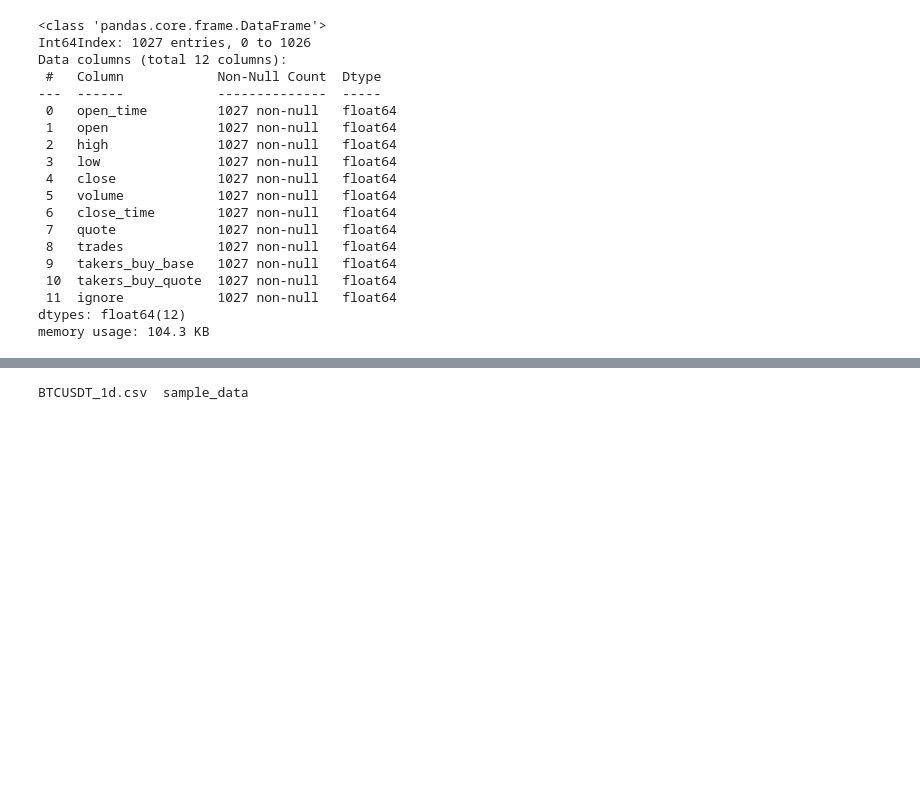
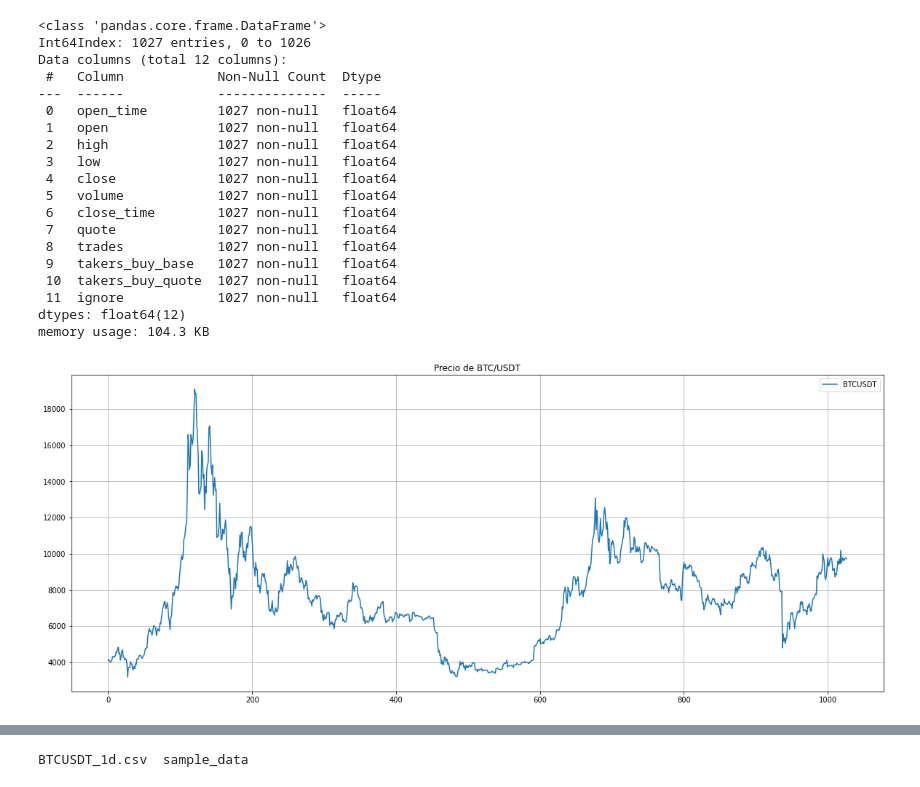
Before and after one commit to nand0san/notebooks, a Jupyter notebook: historical_candles.ipynb, the cells around one changed output, grey strips where cells are left out. Saved outputs shown, nothing was run; the diff lists cells and outputs as text; code cells hidden in the pictures; blank space fills up the shorter version.

```diff
--- a/historical_candles.ipynb
+++ b/historical_candles.ipynb
@@ -64,6 +67,13 @@ Data columns (total 12 columns):
  11  ignore            1027 non-null   float64
 dtypes: float64(12)
 memory usage: 104.3 KB
+# %%
+df['close'].plot(figsize=(20,8), label='BTCUSDT')
+plt.title('Precio de BTC/USDT')
+plt.legend()
+plt.grid()
+# %% [output]
+[figure, added]
 # %%
 df
 # %% [output]
```
Also changed, not shown: parts of 3 cells of this notebook.
